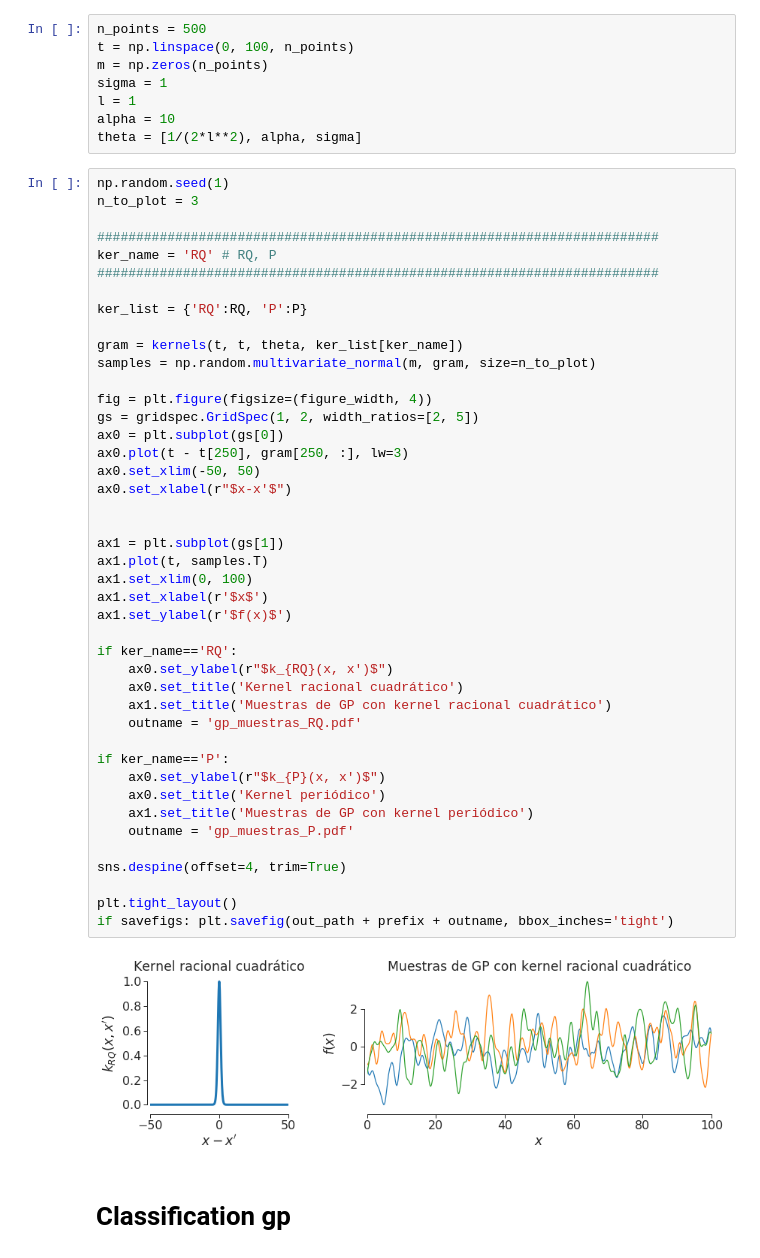
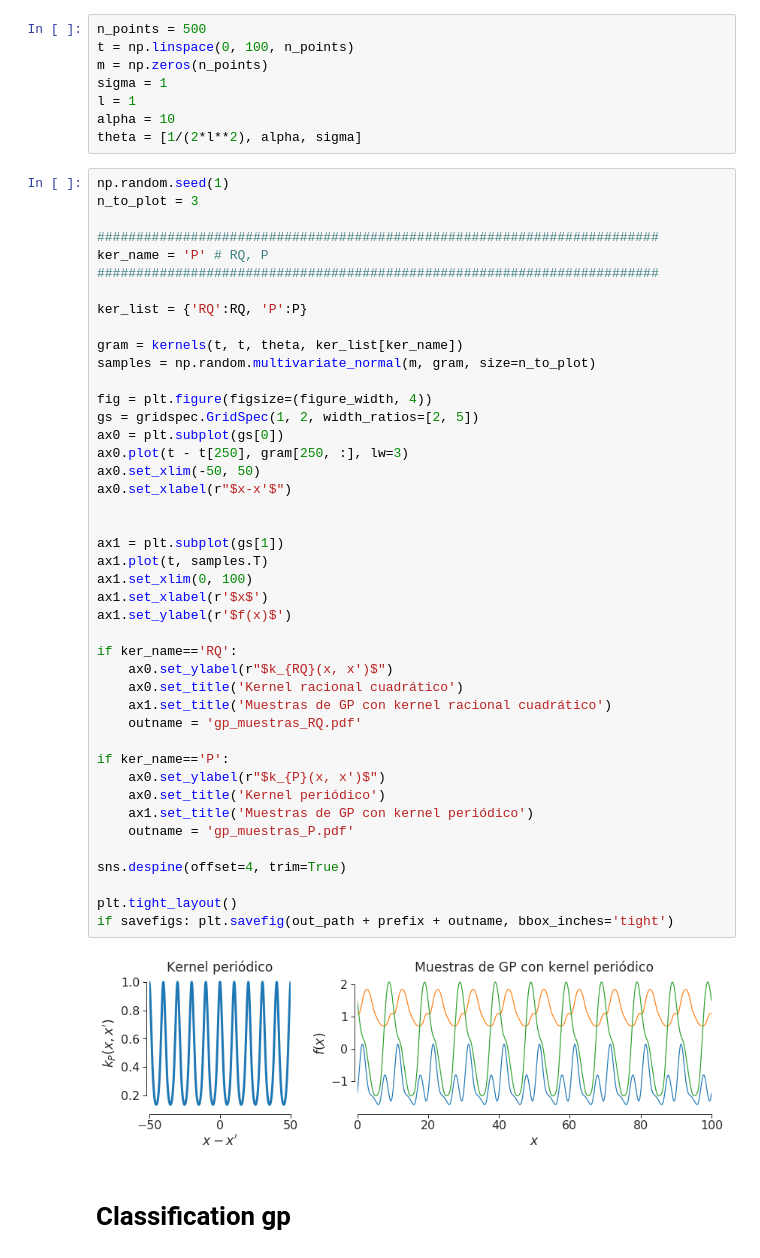
Before and after one commit to GAMES-UChile/Curso-Aprendizaje-de-Maquinas, a Jupyter notebook: Figuras.ipynb, the cells around one changed output. Drawn from its saved outputs; the diff is of its cells as text.

```diff
--- a/Figuras.ipynb
+++ b/Figuras.ipynb
@@ -1368,7 +1372,7 @@ np.random.seed(1)
 n_to_plot = 3
 
 ########################################################################
-ker_name = 'RQ' # RQ, P
+ker_name = 'P' # RQ, P
 ########################################################################
 
 ker_list = {'RQ':RQ, 'P':P}
@@ -1380,34 +1384,34 @@ fig = plt.figure(figsize=(figure_width, 4))
 gs = gridspec.GridSpec(1, 2, width_ratios=[2, 5])
 ax0 = plt.subplot(gs[0])
 ax0.plot(t - t[250], gram[250, :], lw=3)
 ax0.set_xlim(-50, 50)
 ax0.set_xlabel(r"$x-x'$")
 
 
 ax1 = plt.subplot(gs[1])
 ax1.plot(t, samples.T)
 ax1.set_xlim(0, 100)
 ax1.set_xlabel(r'$x$')
 ax1.set_ylabel(r'$f(x)$')
 
 if ker_name=='RQ':
     ax0.set_ylabel(r"$k_{RQ}(x, x')$")
     ax0.set_title('Kernel racional cuadrático')
     ax1.set_title('Muestras de GP con kernel racional cuadrático')
     outname = 'gp_muestras_RQ.pdf'
 
 if ker_name=='P':
     ax0.set_ylabel(r"$k_{P}(x, x')$")
     ax0.set_title('Kernel periódico')
     ax1.set_title('Muestras de GP con kernel periódico')
     outname = 'gp_muestras_P.pdf'
 
 sns.despine(offset=4, trim=True)
 
 plt.tight_layout()
 if savefigs: plt.savefig(out_path + prefix + outname, bbox_inches='tight')
 # %% [output]
-[figure, old version]
+[figure, new version]
 # %% [markdown]
 # Classification gp
 # %%
```
Also changed, not shown: parts of 3 cells of this notebook, 2 other files.
